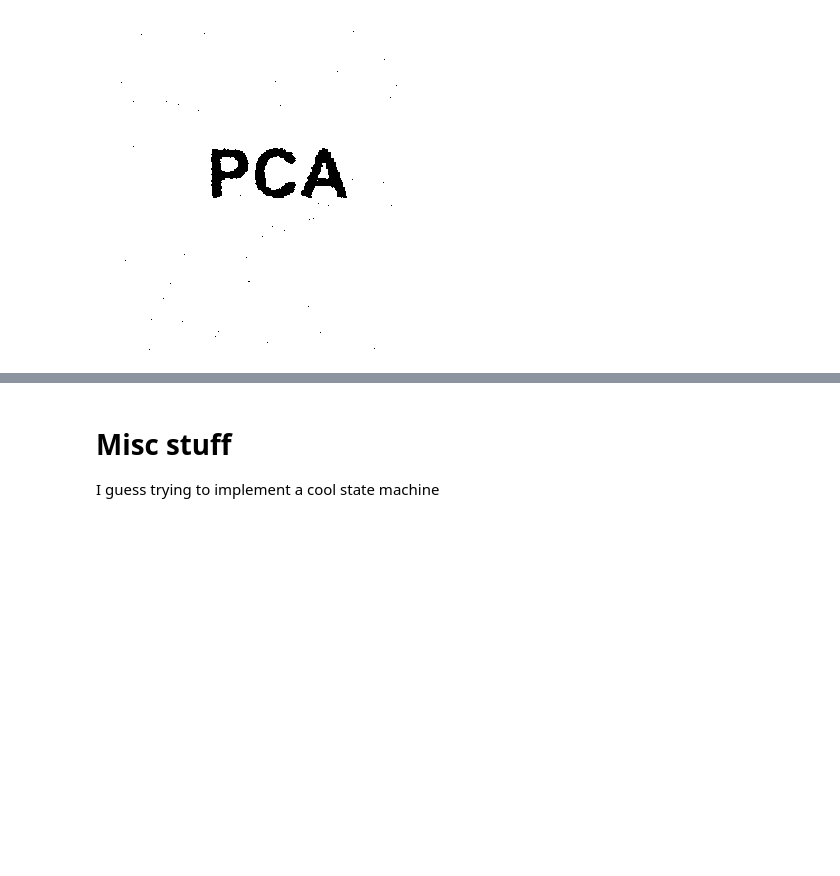
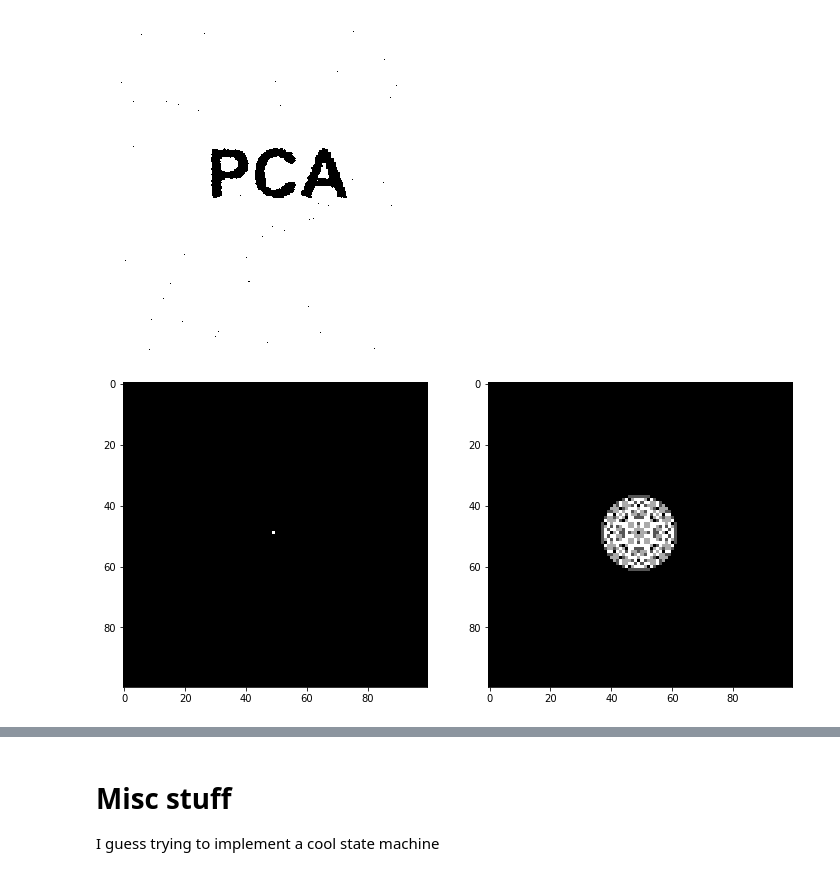
Before and after one commit to bfbarry/mathy_things, a Jupyter notebook: pattern_generation/cellular_automata.ipynb, the cells around one changed output, grey strips where cells are left out. Cells and saved outputs as stored; diff of their text form; code cells hidden in the pictures; blank space fills up the shorter version.

```diff
--- a/pattern_generation/cellular_automata.ipynb
+++ b/pattern_generation/cellular_automata.ipynb
@@ -118,0 +222,5 @@ metropolis_ising(T=1,runtime=100,grid=x)
+# %%
+sandy = AbelianSandpile(100, 1000)
+x = sandy.run()
+# %% [output]
+[figure, added]
```
Also changed, not shown: parts of 4 cells of this notebook.
